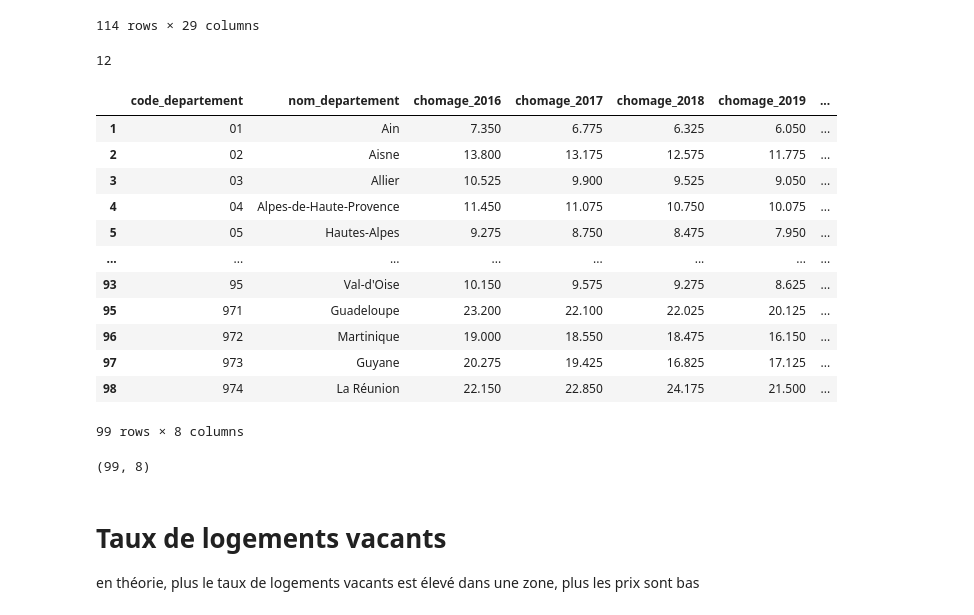
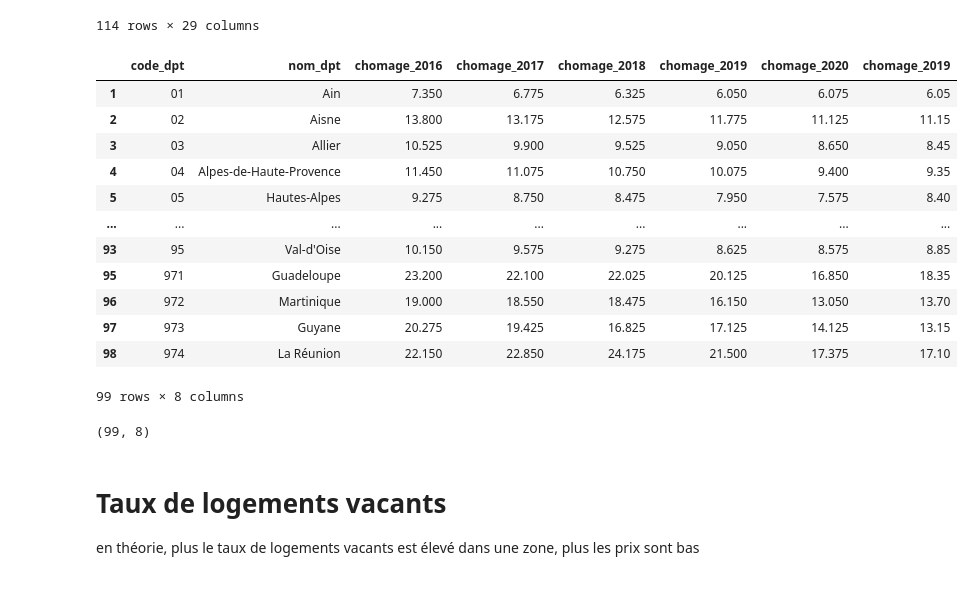
Before and after one commit to victor-kerros/tokenisation-immo, a Jupyter notebook: exploration_autres_data.ipynb, the cells around one changed output. Saved outputs shown, nothing was run; the diff lists cells and outputs as text; code cells hidden in the pictures.

```diff
--- a/exploration_autres_data.ipynb
+++ b/exploration_autres_data.ipynb
@@ -257,10 +175,0 @@ str
-# %%
-# arr_dic en colonnes
-matrix = cdist(arr_dpt_mus.reshape(-1, 1), arr_dic.reshape(-1, 1), lambda x, y: jaro_winkler_similarity(x[0], y[0]))
-display(matrix.shape)
-correct = np.argmax(matrix, axis = 1)
-
-for i in range(len(correct)):
-    print(arr_dic[correct[i]], arr_dpt_mus[i])
-
-# Décommenter pour vérifier que c'est correct: un seul problème: seine-maritime est march avec saint pierre et miquelon
@@ -286,10 +175,0 @@ yvelines yvelines
-# %%
-df_musees.head()
-df_musees["code_dep"] = " "
-
-dic_dpt_lower[arr_dic[correct[list(arr_dpt_mus).index(df_musees["nom_dep"][2].lower())]]]
-
-for i in range(df_musees.shape[0]):
-    val_inter = list(arr_dpt_mus).index(df_musees["nom_dep"][i].lower())
-    bonne_valeur = dic_dpt_lower[arr_dic[correct[val_inter]]]
-    df_musees["code_dep"][i] = bonne_valeur
@@ -308,0 +231,12 @@ Name: 81, dtype: object
+# %%
+# Ajout de la colonne qui nous intéresse dans df_musees
+df_musees["code_dep"] = " "
+
+for i in range(df_musees.shape[0]):
+    """
+    Peu élégant, mais fonctionnel, il faudrait réfléchir un peu pour utiliser amap ou apply
+    """
+    # Les deux variables ci-dessous ont pour seule utilité de rendre le code un tout petit peu plus lisible
+    val_inter = list(arr_dpt_mus).index(df_musees["nom_dep"][i].lower())
+    code_dep = dic_dpt_lower[arr_dic[correct[val_inter]]]
+    df_musees["code_dep"][i] = code_dep
@@ -400,26 +355,28 @@ display(chomage_vf)
 # %%
 chomage_vf["Département"] = chomage_vf["Libellé"].map(flipped_dict)
 chomage_vf.drop(chomage_vf[chomage_vf['Département'].isnull()].index, inplace=True)
 
 chomage_final = chomage_vf[["Département","Libellé","2016","2017","2018","2019","2020","2021"]].copy()
-chomage_final.columns = ["code_departement","nom_departement","chomage_2016","chomage_2017",
-                       "chomage_2018","chomage_2019","chomage_2020","chomage_2021"]
-chomage_final = chomage_final.reset_index().drop("index", axis =1).sort_values(by = 'code_departement')
+chomage_final = chomage_final.rename(columns = {"Département": "code_dpt", "Libellé": "nom_dpt", "2016": "chomage_2016",
+                               "2017": "chomage_2017", "2018": "chomage_2018", "2019": "chomage_2019",
+                               "2020": "chomage_2020", "2021": "chomage_2019"})
+
+
+chomage_final = chomage_final.reset_index().drop("index", axis =1).sort_values(by = 'code_dpt')
 display(chomage_final)
 display(chomage_final.shape)
 # %% [output]
+|  | code_dpt | nom_dpt | chomage_2016 | chomage_2017 | chomage_2018 | chomage_2019 | chomage_2020 | chomage_2019 |
+| 1 | 01 | Ain | 7.350 | 6.775 | 6.325 | 6.050 | 6.075 | 6.05 |
+| 2 | 02 | Aisne | 13.800 | 13.175 | 12.575 | 11.775 | 11.125 | 11.15 |
+| 3 | 03 | Allier | 10.525 | 9.900 | 9.525 | 9.050 | 8.650 | 8.45 |
+| 4 | 04 | Alpes-de-Haute-Provence | 11.450 | 11.075 | 10.750 | 10.075 | 9.400 | 9.35 |
+| 5 | 05 | Hautes-Alpes | 9.275 | 8.750 | 8.475 | 7.950 | 7.575 | 8.40 |
+| ... | ... | ... | ... | ... | ... | ... | ... | ... |
+| 93 | 95 | Val-d'Oise | 10.150 | 9.575 | 9.275 | 8.625 | 8.575 | 8.85 |
+| 95 | 971 | Guadeloupe | 23.200 | 22.100 | 22.025 | 20.125 | 16.850 | 18.35 |
+| 96 | 972 | Martinique | 19.000 | 18.550 | 18.475 | 16.150 | 13.050 | 13.70 |
+| 97 | 973 | Guyane | 20.275 | 19.425 | 16.825 | 17.125 | 14.125 | 13.15 |
+| 98 | 974 | La Réunion | 22.150 | 22.850 | 24.175 | 21.500 | 17.375 | 17.10 |
-12
+99 rows × 8 columns
-|  | code_departement | nom_departement | chomage_2016 | chomage_2017 | chomage_2018 | chomage_2019 | ... |
-| 1 | 01 | Ain | 7.350 | 6.775 | 6.325 | 6.050 | ... |
-| 2 | 02 | Aisne | 13.800 | 13.175 | 12.575 | 11.775 | ... |
-| 3 | 03 | Allier | 10.525 | 9.900 | 9.525 | 9.050 | ... |
-| 4 | 04 | Alpes-de-Haute-Provence | 11.450 | 11.075 | 10.750 | 10.075 | ... |
-| 5 | 05 | Hautes-Alpes | 9.275 | 8.750 | 8.475 | 7.950 | ... |
-| ... | ... | ... | ... | ... | ... | ... | ... |
-| 93 | 95 | Val-d'Oise | 10.150 | 9.575 | 9.275 | 8.625 | ... |
-| 95 | 971 | Guadeloupe | 23.200 | 22.100 | 22.025 | 20.125 | ... |
-| 96 | 972 | Martinique | 19.000 | 18.550 | 18.475 | 16.150 | ... |
-| 97 | 973 | Guyane | 20.275 | 19.425 | 16.825 | 17.125 | ... |
-| 98 | 974 | La Réunion | 22.150 | 22.850 | 24.175 | 21.500 | ... |
-99 rows × 8 columns
+(99, 8)
-(99, 8)
```
Also changed, not shown: parts of 22 cells of this notebook.
